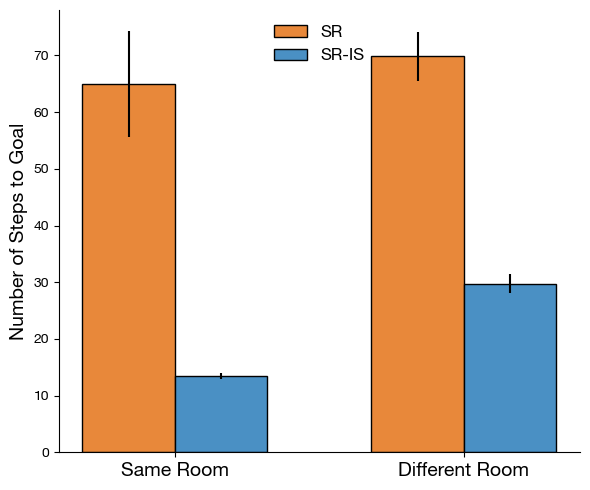
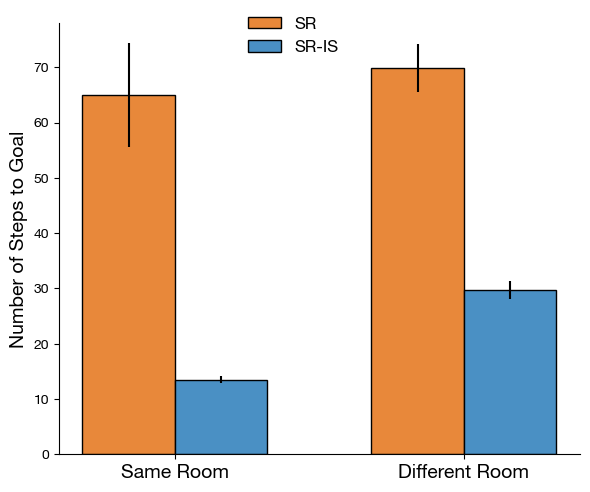
The change to this notebook cell's code, shown as a diff; its figure went from the first image to the second:
--- before
+++ after
@@ -29,5 +29,13 @@
 plt.xticks([r + bar_width/2 for r in range(2)], ['Same Room', 'Different Room'], fontsize=14)
 
-plt.legend(fontsize=12, loc='upper center', frameon=False)
+# plt.legend(fontsize=12, loc='upper center', frameon=False)
+plt.legend(
+    fontsize=12, 
+    loc='upper center', 
+    frameon=False,
+    bbox_to_anchor=(0.45, 1.05), # Shifts the legend (x, y)
+    # handlelength=1.25,            # Reduces the width of the rectangles
+    # handleheight=0.4             # Reduces the height of the rectangles
+)
 
 ax = plt.gca()

Commit: updated legend location